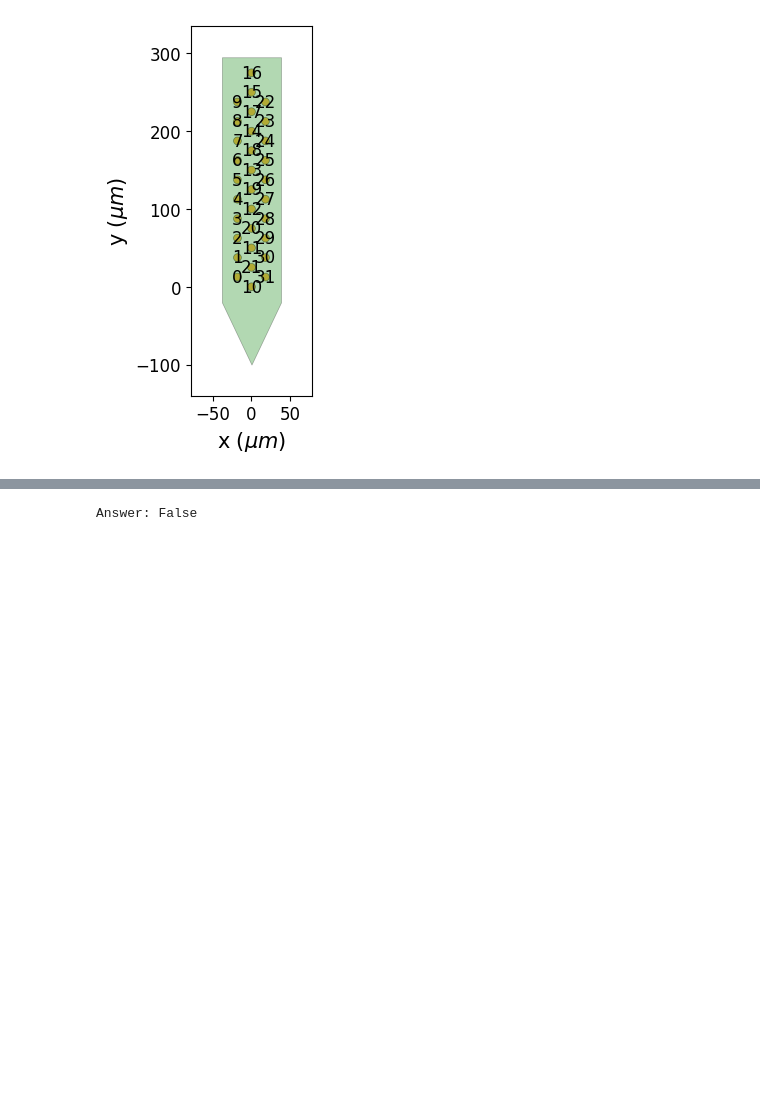
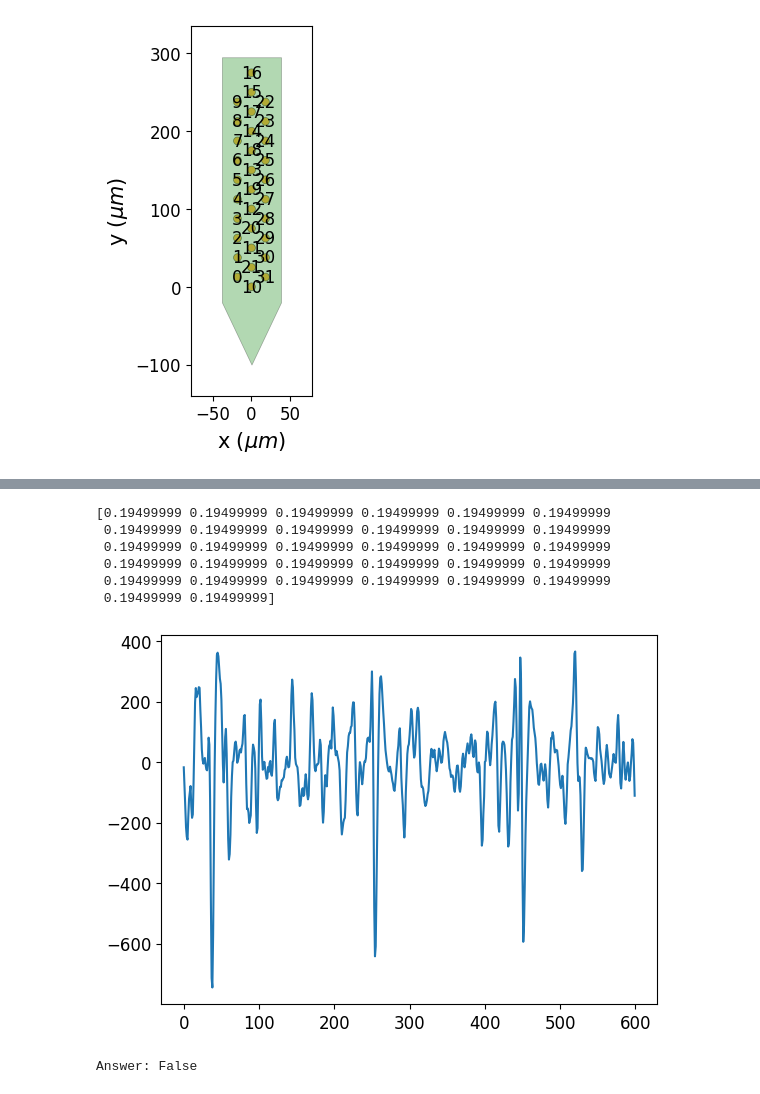
Before and after one commit to rysk-t/rimec, a Jupyter notebook: notebooks/quick_preprocess_cmr.ipynb, the cells around one changed output, grey strips where cells are left out. Drawn from its saved outputs; the diff is of its cells as text; code cells hidden in the pictures; blank space fills up the shorter version.

```diff
--- a/notebooks/quick_preprocess_cmr.ipynb
+++ b/notebooks/quick_preprocess_cmr.ipynb
@@ -276,3 +282,16 @@ CommonReferenceRecording: 32 channels - 1 segments - 30.0kHz - 5109.282s
+# %%
+mygain = recording_cmr_spike.get_channel_gains(channel_ids=ai_inChs)
+y = recording_cmr_spike.get_traces(channel_ids=['CH32'], end_frame=600000)
+plt.plot(y[0:600])
+print(mygain)
+# %% [output]
+[0.19499999 0.19499999 0.19499999 0.19499999 0.19499999 0.19499999
+ 0.19499999 0.19499999 0.19499999 0.19499999 0.19499999 0.19499999
+ 0.19499999 0.19499999 0.19499999 0.19499999 0.19499999 0.19499999
+ 0.19499999 0.19499999 0.19499999 0.19499999 0.19499999 0.19499999
+ 0.19499999 0.19499999 0.19499999 0.19499999 0.19499999 0.19499999
+ 0.19499999 0.19499999]
+[figure, added]
 # %%
 if 'app2' in locals():
     del app2
```
Also changed, not shown: parts of 8 cells of this notebook.
